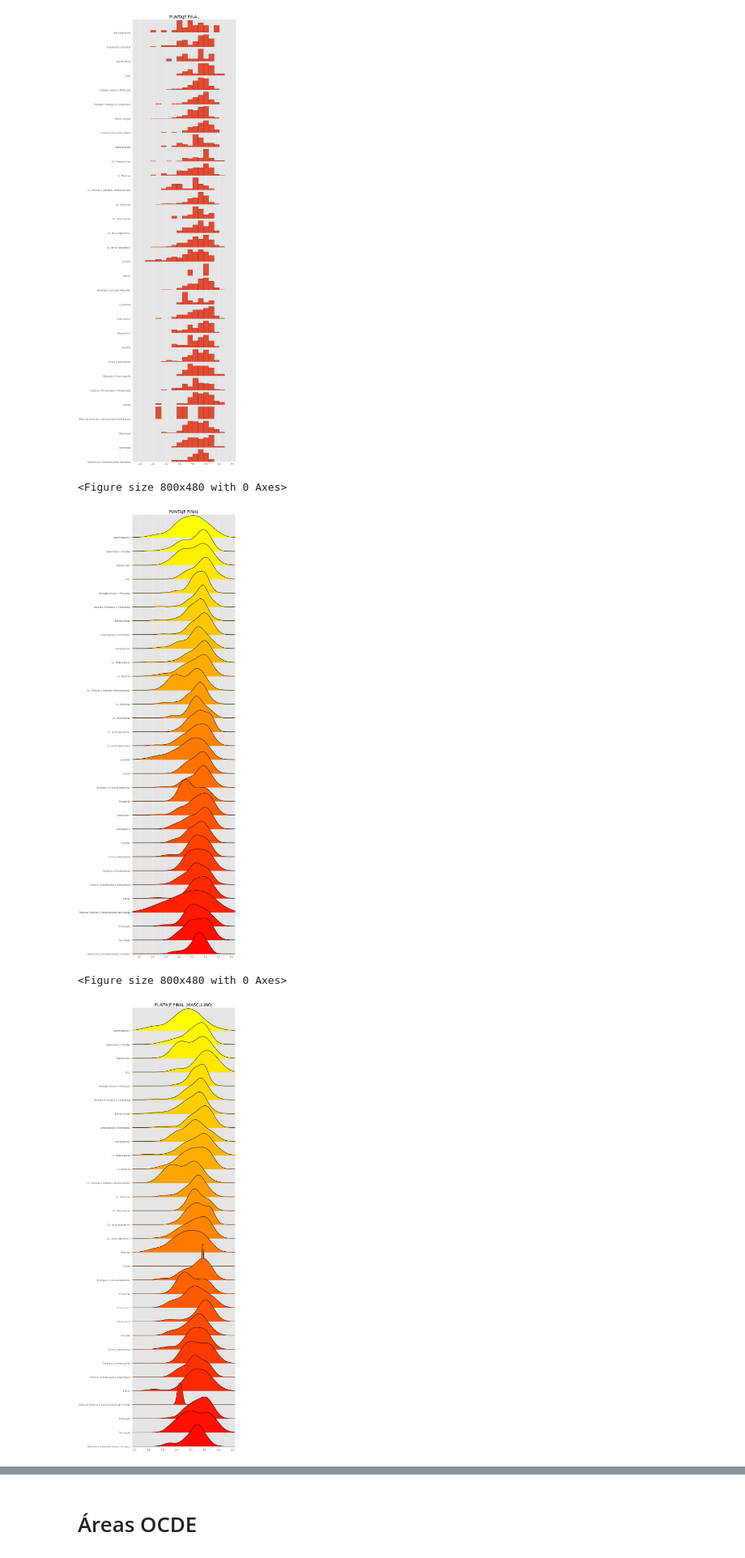
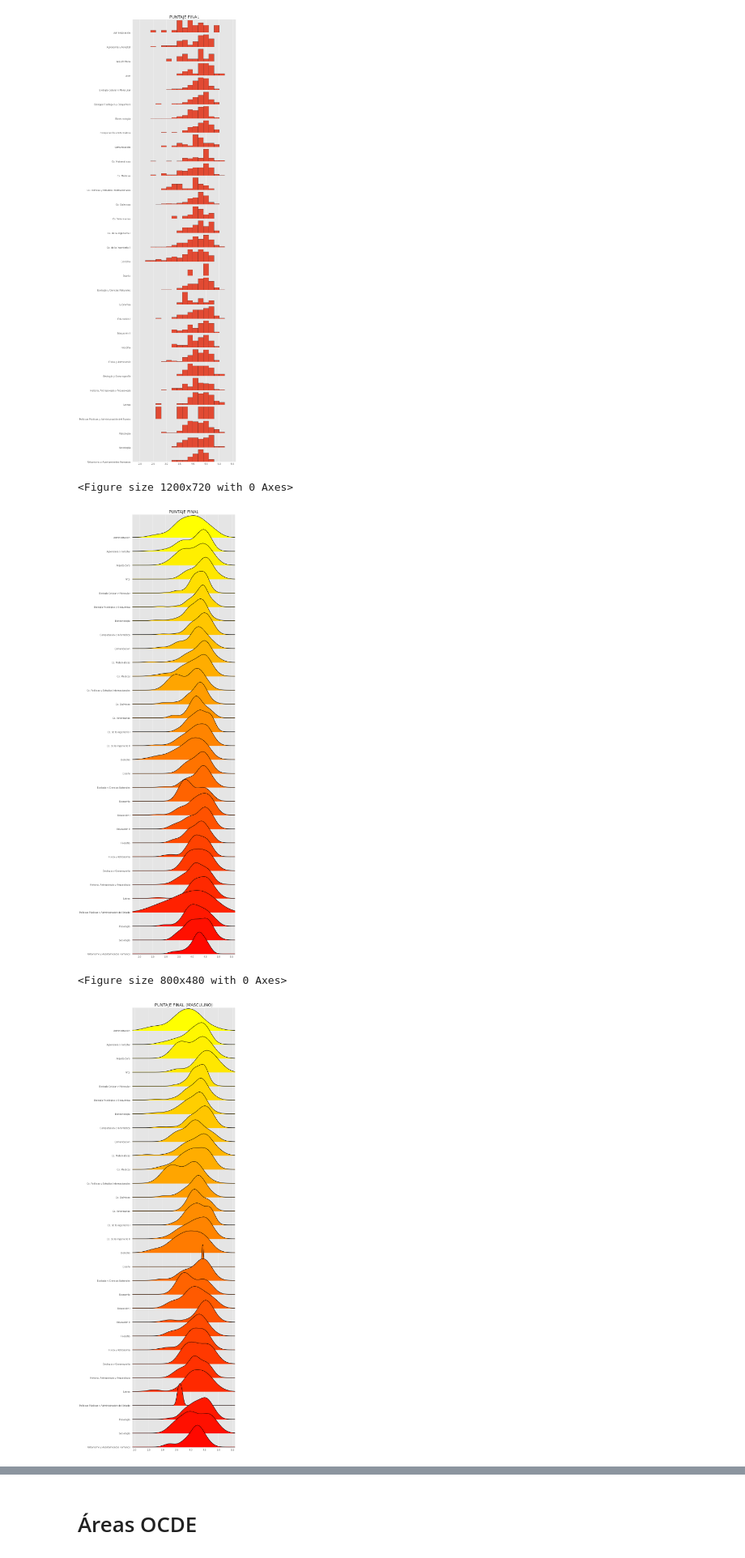
Before and after one commit to alvafox/Concursos-2023-Analisis-de-Adjudicacion-Paritaria-, a Jupyter notebook: Doctorado_Nacional_2023.ipynb, the cells around one changed output, grey strips where cells are left out. Shown at 81% size. Saved outputs shown, nothing was run; the diff lists cells and outputs as text; code cells hidden in the pictures.

```diff
--- a/Doctorado_Nacional_2023.ipynb
+++ b/Doctorado_Nacional_2023.ipynb
@@ -535,0 +562,20 @@ Se tomaron arbitrariamente las brechas sobre el 30%. Notar que en algunos casos
+# %%
+# Crear la gráfica de densidad utilizando seaborn
+plt.figure(figsize=(25, 10))
+sns.set_style("whitegrid")
+ax = sns.kdeplot(data=df2[df2['Género'] == 'Masculino'], x="PUNTAJE_FINAL", hue="COMITÉ", fill=False, alpha=0.7, palette="muted")
+
+# Agregar la línea del promedio y la mediana
+promedio = df2[df2['Género'] == 'Masculino']['PUNTAJE_FINAL'].mean()
+mediana = df2[df2['Género'] == 'Masculino']['PUNTAJE_FINAL'].median()
+
+ax.axvline(promedio, color='black', linestyle='dashed', linewidth=1)
+ax.axvline(mediana, color='black', linestyle='solid', linewidth=1)
+
+# Agregar etiquetas y título
+ax.set_xlabel('PUNTAJE_FINAL (MASCULINO)', fontsize=16)
+ax.set_ylabel('Densidad', fontsize=16)
+plt.title(str('PUNTAJE_FINAL (Promedio:'+ str(promedio.round(3)) + ' | ' + 'Mediana:' + str(mediana.round(3)) + ')'), fontsize=18)
+
+# Mostrar la gráfica
+plt.show()
@@ -535,0 +584,20 @@ Se tomaron arbitrariamente las brechas sobre el 30%. Notar que en algunos casos
+# %%
+# Crear la gráfica de densidad utilizando seaborn
+plt.figure(figsize=(25, 10))
+sns.set_style("whitegrid")
+ax = sns.kdeplot(data=df2[df2['Género'] == 'Femenino'], x="PUNTAJE_FINAL", hue="COMITÉ", fill=False, alpha=0.7, palette="muted")
+
+# Agregar la línea del promedio y la mediana
+promedio = df2[df2['Género'] == 'Femenino']['PUNTAJE_FINAL'].mean()
+mediana = df2[df2['Género'] == 'Femenino']['PUNTAJE_FINAL'].median()
+
+ax.axvline(promedio, color='black', linestyle='dashed', linewidth=1)
+ax.axvline(mediana, color='black', linestyle='solid', linewidth=1)
+
+# Agregar etiquetas y título
+ax.set_xlabel('PUNTAJE_FINAL (FEMENINO)', fontsize=16)
+ax.set_ylabel('Densidad', fontsize=16)
+plt.title(str('PUNTAJE_FINAL (Promedio:'+ str(promedio.round(3)) + ' | ' + 'Mediana:' + str(mediana.round(3)) + ')'), fontsize=18)
+
+# Mostrar la gráfica
+plt.show()
@@ -537,6 +621,7 @@ Se tomaron arbitrariamente las brechas sobre el 30%. Notar que en algunos casos
 !pip install joypy  #install the package
 import joypy
 #https://leotac.github.io/posts/2017/08/01/joypy/
+plt.style.use('ggplot')
 # %% [output]
 Looking in indexes: https://pypi.org/simple, https://us-python.pkg.dev/colab-wheels/public/simple/
 Requirement already satisfied: joypy in /usr/local/lib/python3.9/dist-packages (0.2.6)
@@ -574,14 +659,18 @@ plt.show()
 <Figure size 800x480 with 0 Axes>
 [figure]
 # %%
+promedio = df2['PUNTAJE_FINAL'].mean()
+mediana = df2['PUNTAJE_FINAL'].median()
+
 # Draw Plot
-plt.figure(figsize=(10, 6), dpi=80)
+plt.figure(figsize=(10, 6), dpi=120)
 fig, axes = joypy.joyplot(df2,
                           column=['PUNTAJE_FINAL'],
                           by=["COMITÉ"],
                           #hist=True,
                           #bins=bins,
                           grid=True,
+                          #fill=False,
                           #overlap=0,
                           ylim='own',
                           colormap=plt.cm.autumn_r,
@@ -591,26 +680,29 @@ fig, axes = joypy.joyplot(df2,
 
 # Decoration
 plt.title('PUNTAJE FINAL', fontsize=18)
+
+# Mostrar la gráfica
 plt.show()
 # %% [output]
-<Figure size 800x480 with 0 Axes>
+<Figure size 1200x720 with 0 Axes>
 [figure]
 # %%
 # Draw Plot
 plt.figure(figsize=(10, 6), dpi=80)
 fig, axes = joypy.joyplot(df2[df2['Género'] == 'Masculino'],
                           column=['PUNTAJE_FINAL'],
                           by=["COMITÉ"],
+                          grid=True,
                           ylim='own',
                           colormap=plt.cm.autumn_r,
                           figsize=(10, 28))
 
 # Decoration
 plt.title('PUNTAJE FINAL (MASCULINO)', fontsize=18)
 plt.show()
 # %% [output]
 <Figure size 800x480 with 0 Axes>
-[figure, old version]
+[figure, new version]
 # %%
 # Draw Plot
 plt.figure(figsize=(10, 6), dpi=80)
```
Also changed, not shown: parts of 16 cells of this notebook.
